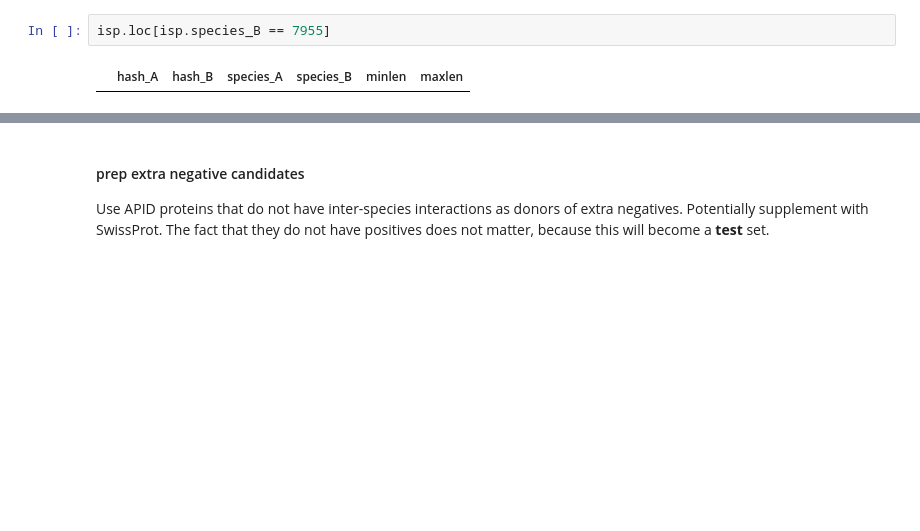
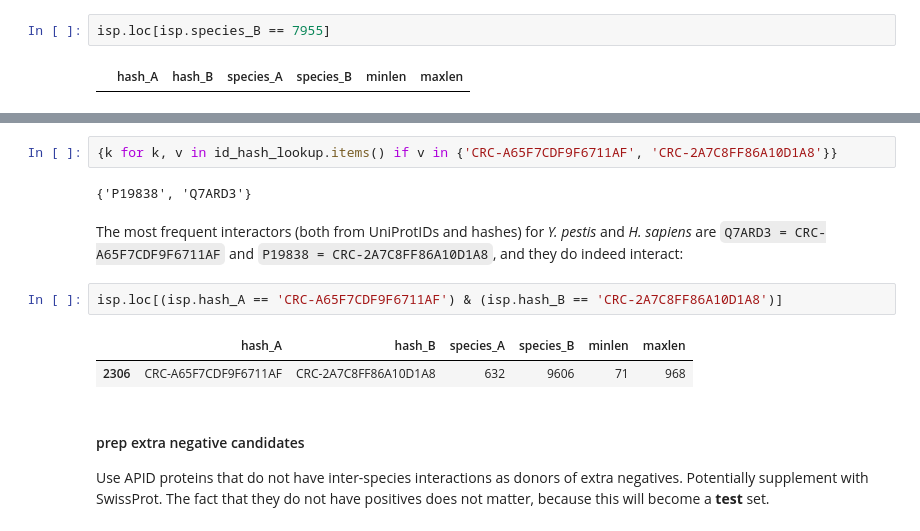
Before and after one commit to lkndl/ppi, a Jupyter notebook: data/ppi_dataset/template/inter_species_set.ipynb, the cells around one changed output, grey strips where cells are left out. Cells and saved outputs as stored; diff of their text form; blank space fills up the shorter version.

Commit message:
most interacting pair + fix

```diff
--- a/data/ppi_dataset/template/inter_species_set.ipynb
+++ b/data/ppi_dataset/template/inter_species_set.ipynb
@@ -597,3 +662,14 @@ isp.loc[isp.species_B == 7955]
+# %%
+{k for k, v in id_hash_lookup.items() if v in {'CRC-A65F7CDF9F6711AF', 'CRC-2A7C8FF86A10D1A8'}}
+# %% [output]
+{'P19838', 'Q7ARD3'}
+# %% [markdown]
+The most frequent interactors (both from UniProtIDs and hashes) for *Y. pestis* and *H. sapiens* are `Q7ARD3 = CRC-A65F7CDF9F6711AF` and `P19838 = CRC-2A7C8FF86A10D1A8`, and they do indeed interact:
+# %%
+isp.loc[(isp.hash_A == 'CRC-A65F7CDF9F6711AF') & (isp.hash_B == 'CRC-2A7C8FF86A10D1A8')]
+# %% [output]
+|  | hash_A | hash_B | species_A | species_B | minlen | maxlen |
+| 2306 | CRC-A65F7CDF9F6711AF | CRC-2A7C8FF86A10D1A8 | 632 | 9606 | 71 | 968 |
 # %% [markdown]
 #### prep extra negative candidates
 Use APID proteins that do not have inter-species interactions as donors of extra negatives. Potentially supplement with SwissProt. The fact that they do not have positives does not matter, because this will become a **test** set.
```
Also changed, not shown: parts of 11 cells of this notebook, 1 other file.
